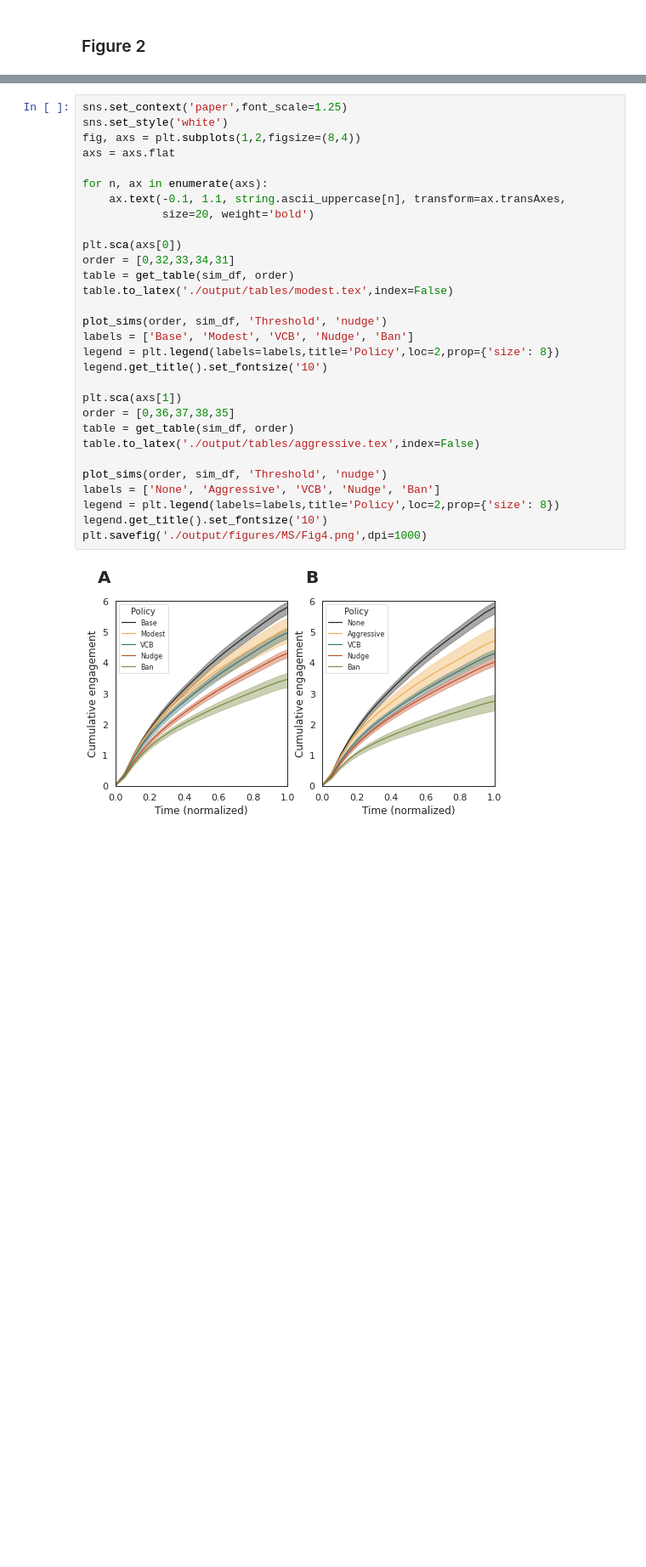
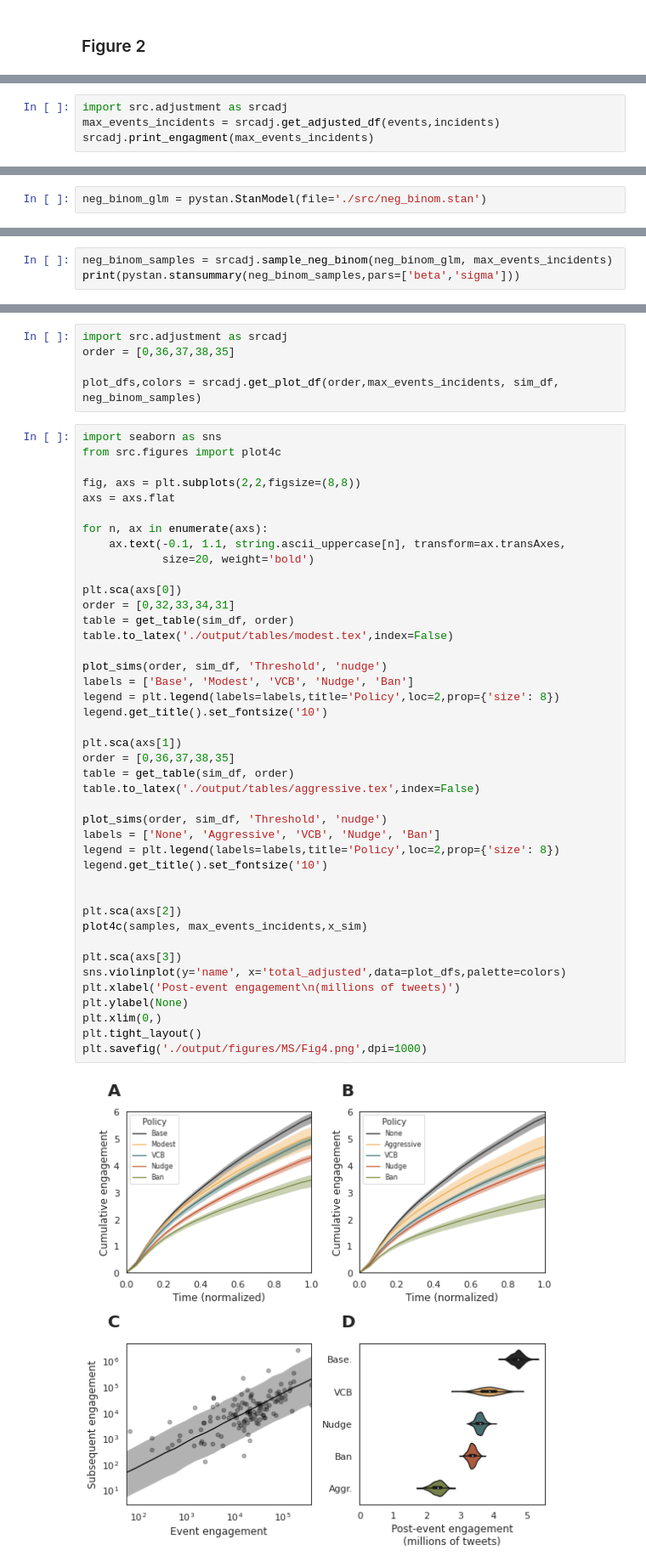
Before and after one commit to josephbb/CommunityNotesSim, a Jupyter notebook: Analysis.ipynb, the cells around one changed output, grey strips where cells are left out. Shown at 85% size. Saved outputs shown, nothing was run; the diff lists cells and outputs as text; blank space fills up the shorter version.

```diff
--- a/Analysis.ipynb
+++ b/Analysis.ipynb
@@ -652,0 +658,4 @@ plt.savefig('./output/figures/MS/Fig3.png',dpi=1000)
+# %%
+import src.adjustment as srcadj
+max_events_incidents = srcadj.get_adjusted_df(events,incidents)
+srcadj.print_engagment(max_events_incidents)
@@ -652,0 +674,2 @@ plt.savefig('./output/figures/MS/Fig3.png',dpi=1000)
+# %%
+neg_binom_glm = pystan.StanModel(file='./src/neg_binom.stan')
@@ -652,0 +678,3 @@ plt.savefig('./output/figures/MS/Fig3.png',dpi=1000)
+# %%
+neg_binom_samples = srcadj.sample_neg_binom(neg_binom_glm, max_events_incidents)
+print(pystan.stansummary(neg_binom_samples,pars=['beta','sigma']))
@@ -653,32 +706,49 @@ plt.savefig('./output/figures/MS/Fig3.png',dpi=1000)
+# %%
+import src.adjustment as srcadj
+order = [0,36,37,38,35]
+
+plot_dfs,colors = srcadj.get_plot_df(order,max_events_incidents, sim_df, neg_binom_samples)
 # %%
-sns.set_context('paper',font_scale=1.25)
-sns.set_style('white')
-fig, axs = plt.subplots(1,2,figsize=(8,4))
+import seaborn as sns
+from src.figures import plot4c
+
+fig, axs = plt.subplots(2,2,figsize=(8,8))
 axs = axs.flat
 
 for n, ax in enumerate(axs):
     ax.text(-0.1, 1.1, string.ascii_uppercase[n], transform=ax.transAxes,
             size=20, weight='bold')
 
 plt.sca(axs[0])
 order = [0,32,33,34,31]
 table = get_table(sim_df, order)
 table.to_latex('./output/tables/modest.tex',index=False)
 
 plot_sims(order, sim_df, 'Threshold', 'nudge')
 labels = ['Base', 'Modest', 'VCB', 'Nudge', 'Ban']
 legend = plt.legend(labels=labels,title='Policy',loc=2,prop={'size': 8})
 legend.get_title().set_fontsize('10')
 
 plt.sca(axs[1])
 order = [0,36,37,38,35]
 table = get_table(sim_df, order)
 table.to_latex('./output/tables/aggressive.tex',index=False)
 
 plot_sims(order, sim_df, 'Threshold', 'nudge')
 labels = ['None', 'Aggressive', 'VCB', 'Nudge', 'Ban']
 legend = plt.legend(labels=labels,title='Policy',loc=2,prop={'size': 8})
 legend.get_title().set_fontsize('10')
+
+
+plt.sca(axs[2])
+plot4c(samples, max_events_incidents,x_sim)
+
+plt.sca(axs[3])
+sns.violinplot(y='name', x='total_adjusted',data=plot_dfs,palette=colors)
+plt.xlabel('Post-event engagement\n(millions of tweets)')
+plt.ylabel(None)
+plt.xlim(0,)
+plt.tight_layout()
 plt.savefig('./output/figures/MS/Fig4.png',dpi=1000)
 # %% [output]
-[figure, old version]
+[figure, new version]
```
Also changed, not shown: parts of 13 cells of this notebook, 5 other files.
